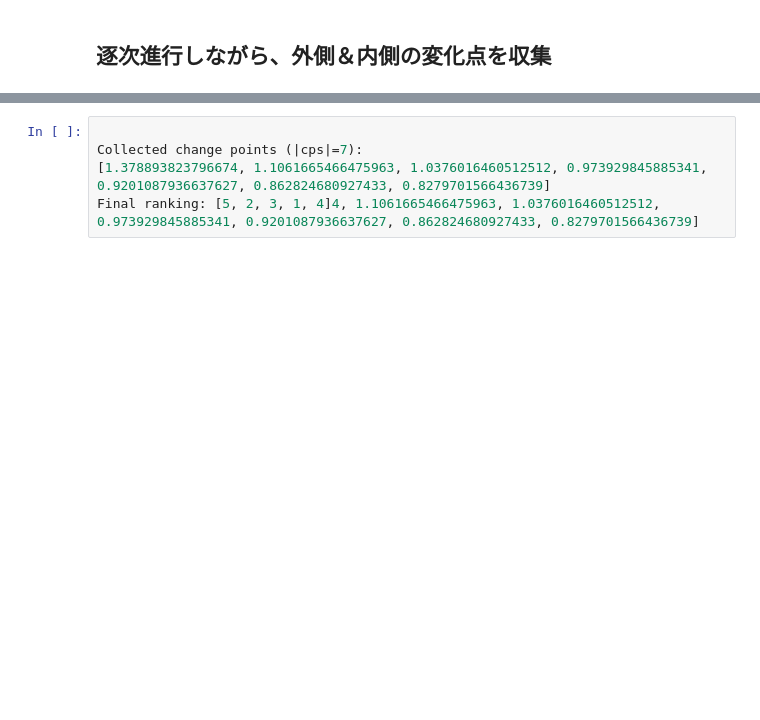
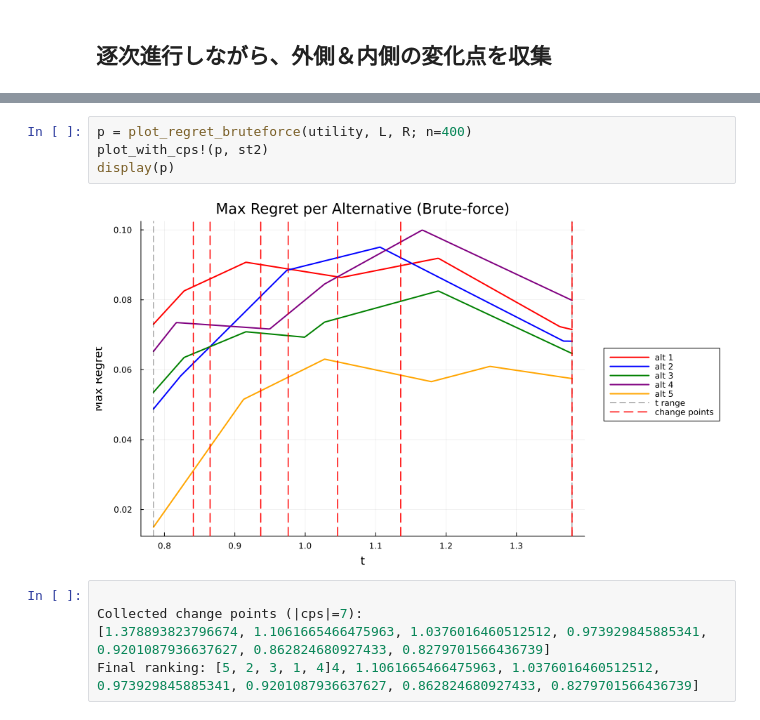
Before and after one commit to serori521/masters_regret_algorism, a Jupyter notebook: src/rank_change_interval.ipynb, the cells around one changed output, grey strips where cells are left out. Cells and saved outputs as stored; diff of their text form; blank space fills up the shorter version.

```diff
--- a/src/rank_change_interval.ipynb
+++ b/src/rank_change_interval.ipynb
@@ -65,4 +64,10 @@ Collected change points (|cps|=7):
 Final ranking: [5, 2, 3, 1, 4]
+# %%
+p = plot_regret_bruteforce(utility, L, R; n=400)
+plot_with_cps!(p, st2)
+display(p)
+# %% [output]
+[figure, added]
 # %%
 
 Collected change points (|cps|=7):
```
Also changed, not shown: parts of 5 cells of this notebook, 6 other files.
